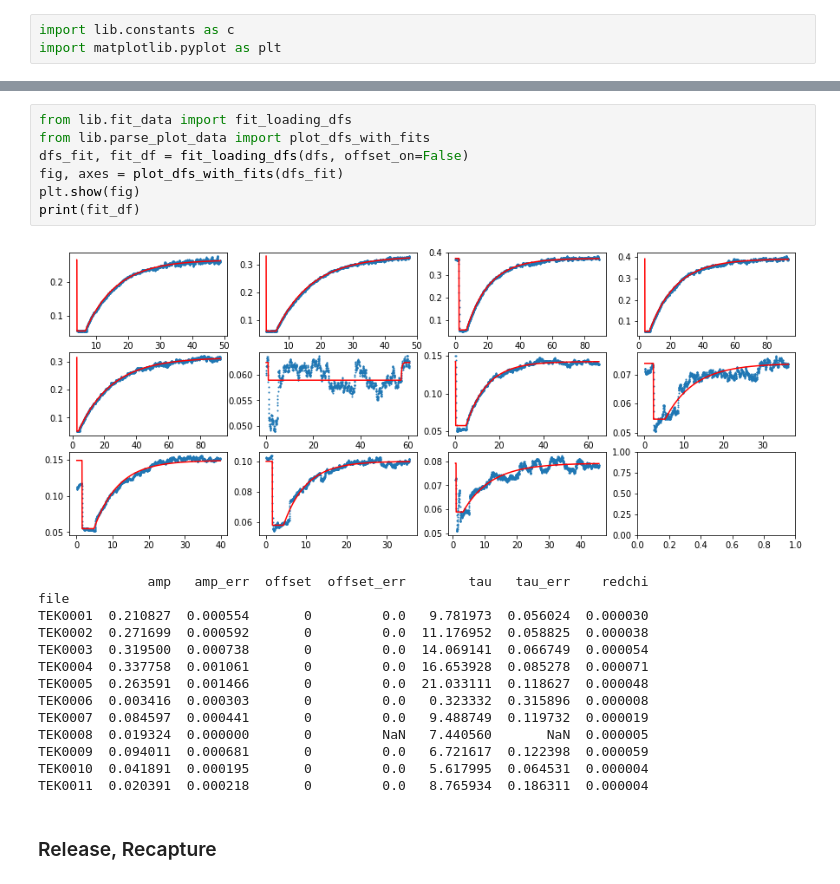
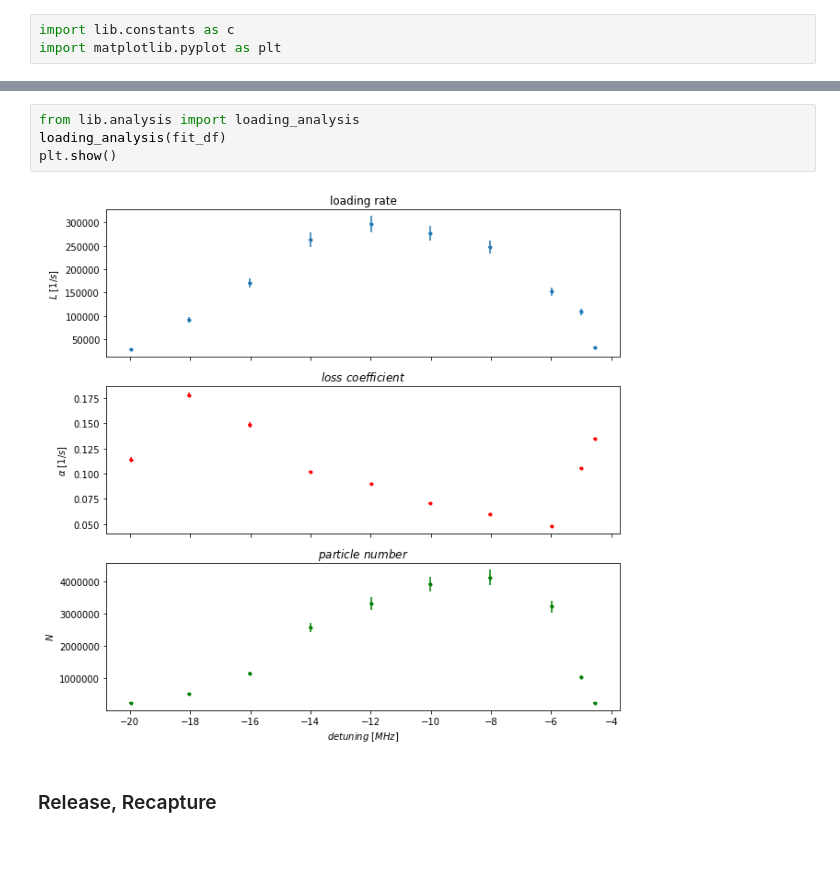
Before and after one commit to MoritzAdam/F20-MagnetoOpticTrap, a Jupyter notebook: notebooks/main.ipynb, the cells around one changed output, grey strips where cells are left out. Cells and saved outputs as stored; diff of their text form; blank space fills up the shorter version.

```diff
--- a/notebooks/main.ipynb
+++ b/notebooks/main.ipynb
@@ -33,24 +38,8 @@ plt.show(fig, block=True)
-# %%
-from lib.fit_data import fit_loading_dfs
-from lib.parse_plot_data import plot_dfs_with_fits
-dfs_fit, fit_df = fit_loading_dfs(dfs, offset_on=False)
-fig, axes = plot_dfs_with_fits(dfs_fit)
-plt.show(fig)
-print(fit_df)
-# %% [output]
-[figure, removed]
-              amp   amp_err  offset  offset_err        tau   tau_err    redchi
-file
-TEK0001  0.210827  0.000554       0         0.0   9.781973  0.056024  0.000030
-TEK0002  0.271699  0.000592       0         0.0  11.176952  0.058825  0.000038
-TEK0003  0.319500  0.000738       0         0.0  14.069141  0.066749  0.000054
-TEK0004  0.337758  0.001061       0         0.0  16.653928  0.085278  0.000071
-TEK0005  0.263591  0.001466       0         0.0  21.033111  0.118627  0.000048
-TEK0006  0.003416  0.000303       0         0.0   0.323332  0.315896  0.000008
-TEK0007  0.084597  0.000441       0         0.0   9.488749  0.119732  0.000019
-TEK0008  0.019324  0.000000       0         NaN   7.440560       NaN  0.000005
-TEK0009  0.094011  0.000681       0         0.0   6.721617  0.122398  0.000059
-TEK0010  0.041891  0.000195       0         0.0   5.617995  0.064531  0.000004
-TEK0011  0.020391  0.000218       0         0.0   8.765934  0.186311  0.000004
+# %%
+from lib.analysis import loading_analysis
+loading_analysis(fit_df)
+plt.show()
+# %% [output]
+[figure, added]
 # %% [markdown]
 ### Release, Recapture
```
Also changed, not shown: parts of 19 cells of this notebook, 1 other file.
